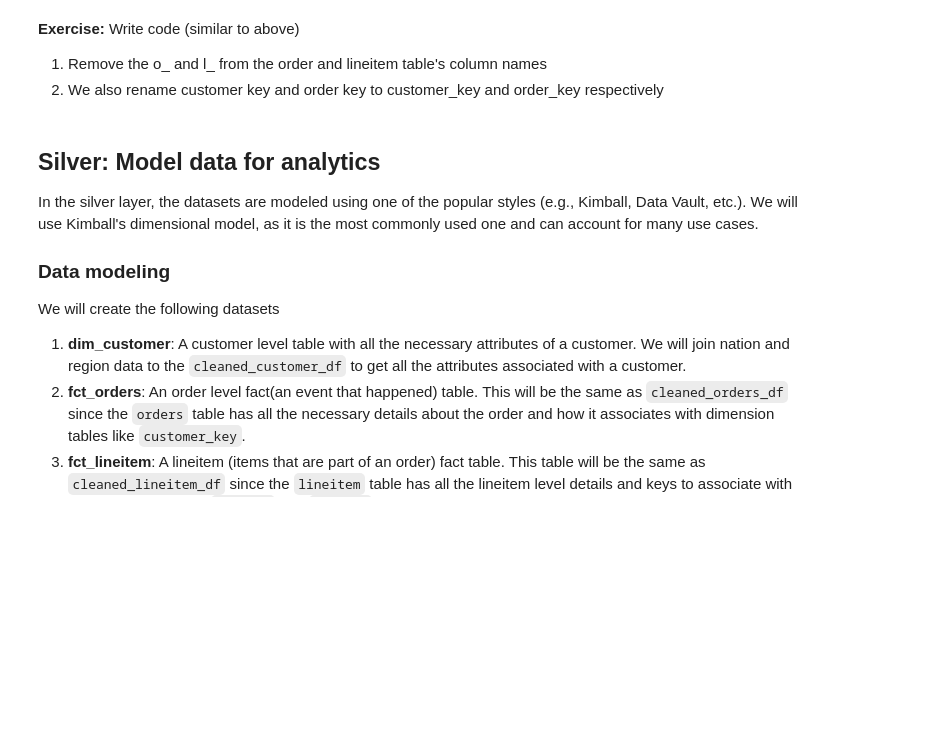
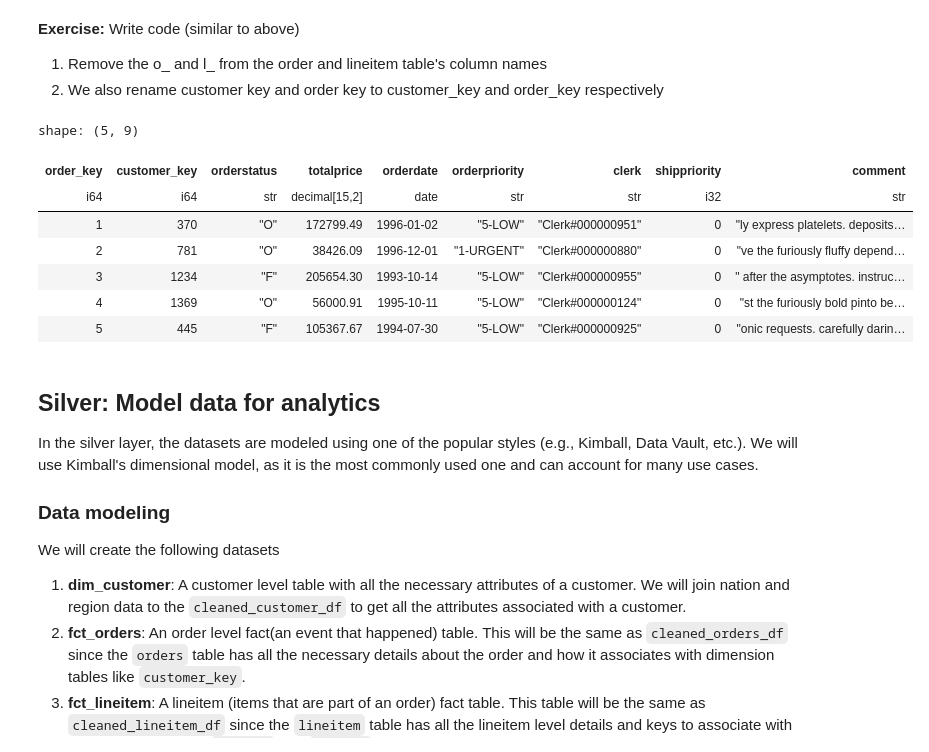
Before and after one commit to sarah-weatherbee/de-review-jm, a Jupyter notebook: setup-data-project.ipynb, the cells around one changed output. Drawn from its saved outputs; the diff is of its cells as text; code cells hidden in the pictures; blank space fills up the shorter version.

```diff
--- a/setup-data-project.ipynb
+++ b/setup-data-project.ipynb
@@ -299,6 +299,26 @@ Write code (similar to above)
 2. We also rename customer key and order key to customer_key and order_key respectively
 # %%
 # your answer
+lineitem_df.head()
+orders_df.head()
+
+# remove l_ from lineitem_df col names and renamed orderkey col
+cleaned_lineitem_df = lineitem_df.rename(lambda col_name: col_name[2:]).rename({"orderkey": "order_key"})
+
+# remove o_ from orders_df col names and renamed orderkey col
+cleaned_orders_df = orders_df.rename(lambda col_name: col_name[2:]).rename({"custkey": "customer_key", "orderkey": "order_key"})
+
+cleaned_lineitem_df.head()
+cleaned_orders_df.head()
+# %% [output]
+shape: (5, 9)
+| order_key | customer_key | orderstatus | totalprice | orderdate | orderpriority | clerk | shippriority | comment |
+| i64 | i64 | str | decimal[15,2] | date | str | str | i32 | str |
+| 1 | 370 | "O" | 172799.49 | 1996-01-02 | "5-LOW" | "Clerk#000000951" | 0 | "ly express platelets. deposits… |
+| 2 | 781 | "O" | 38426.09 | 1996-12-01 | "1-URGENT" | "Clerk#000000880" | 0 | "ve the furiously fluffy depend… |
+| 3 | 1234 | "F" | 205654.30 | 1993-10-14 | "5-LOW" | "Clerk#000000955" | 0 | " after the asymptotes. instruc… |
+| 4 | 1369 | "O" | 56000.91 | 1995-10-11 | "5-LOW" | "Clerk#000000124" | 0 | "st the furiously bold pinto be… |
+| 5 | 445 | "F" | 105367.67 | 1994-07-30 | "5-LOW" | "Clerk#000000925" | 0 | "onic requests. carefully darin… |
 # %% [markdown]
 ## Silver: Model data for analytics
 
```
